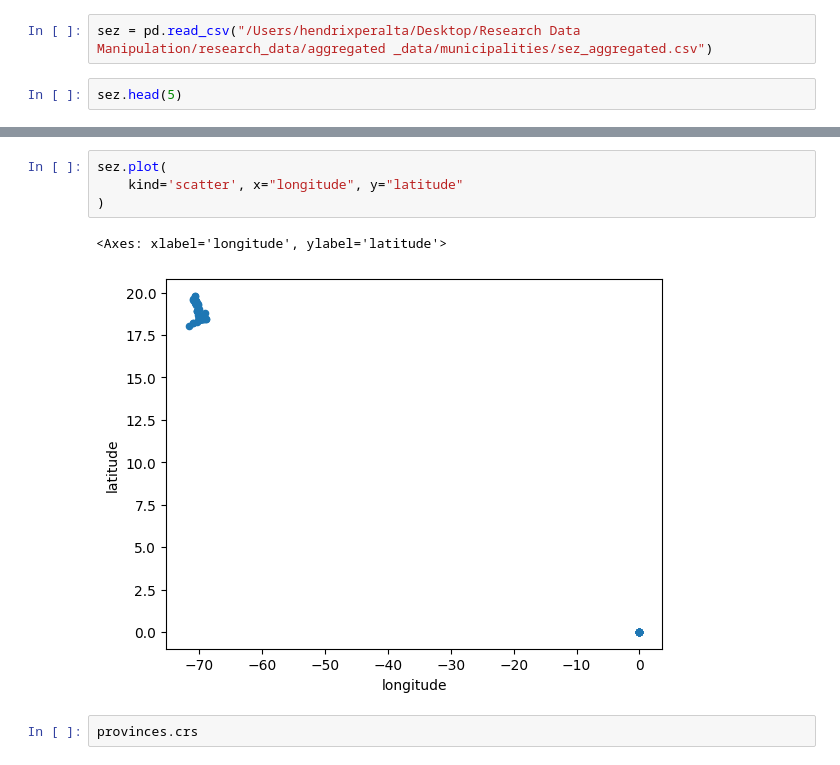
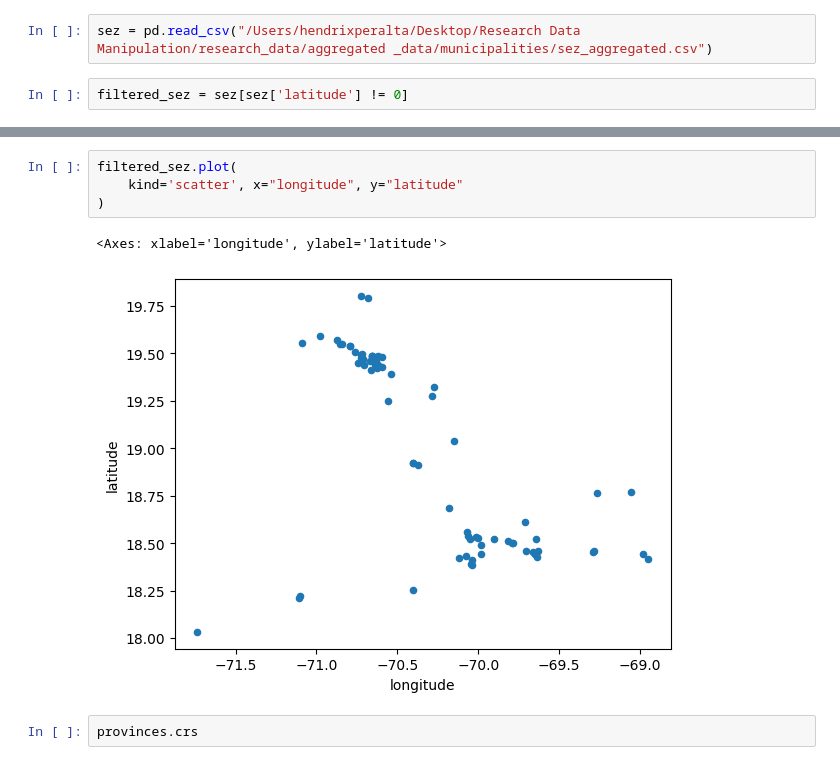
Before and after one commit to HendrixPeralta/research_data, a Jupyter notebook: aggregated _data/provinces/sez_spatial_join_provinces.ipynb, the cells around one changed output, grey strips where cells are left out. Drawn from its saved outputs; the diff is of its cells as text.

```diff
--- a/aggregated _data/provinces/sez_spatial_join_provinces.ipynb
+++ b/aggregated _data/provinces/sez_spatial_join_provinces.ipynb
@@ -10,4 +10,4 @@ provinces = gpd.read_file("/Users/hendrixperalta/Desktop/Research Data Manipulat
 # %%
 sez = pd.read_csv("/Users/hendrixperalta/Desktop/Research Data Manipulation/research_data/aggregated _data/municipalities/sez_aggregated.csv")
 # %%
-sez.head(5)
+filtered_sez = sez[sez['latitude'] != 0]
@@ -37,10 +30,10 @@ Length: 291, dtype: object
 # %%
-sez.plot(
+filtered_sez.plot(
     kind='scatter', x="longitude", y="latitude"
 )
 # %% [output]
 <Axes: xlabel='longitude', ylabel='latitude'>
-[figure, old version]
+[figure, new version]
 # %%
 provinces.crs
 # %% [output]
```
Also changed, not shown: parts of 10 cells of this notebook, 8 other files.
